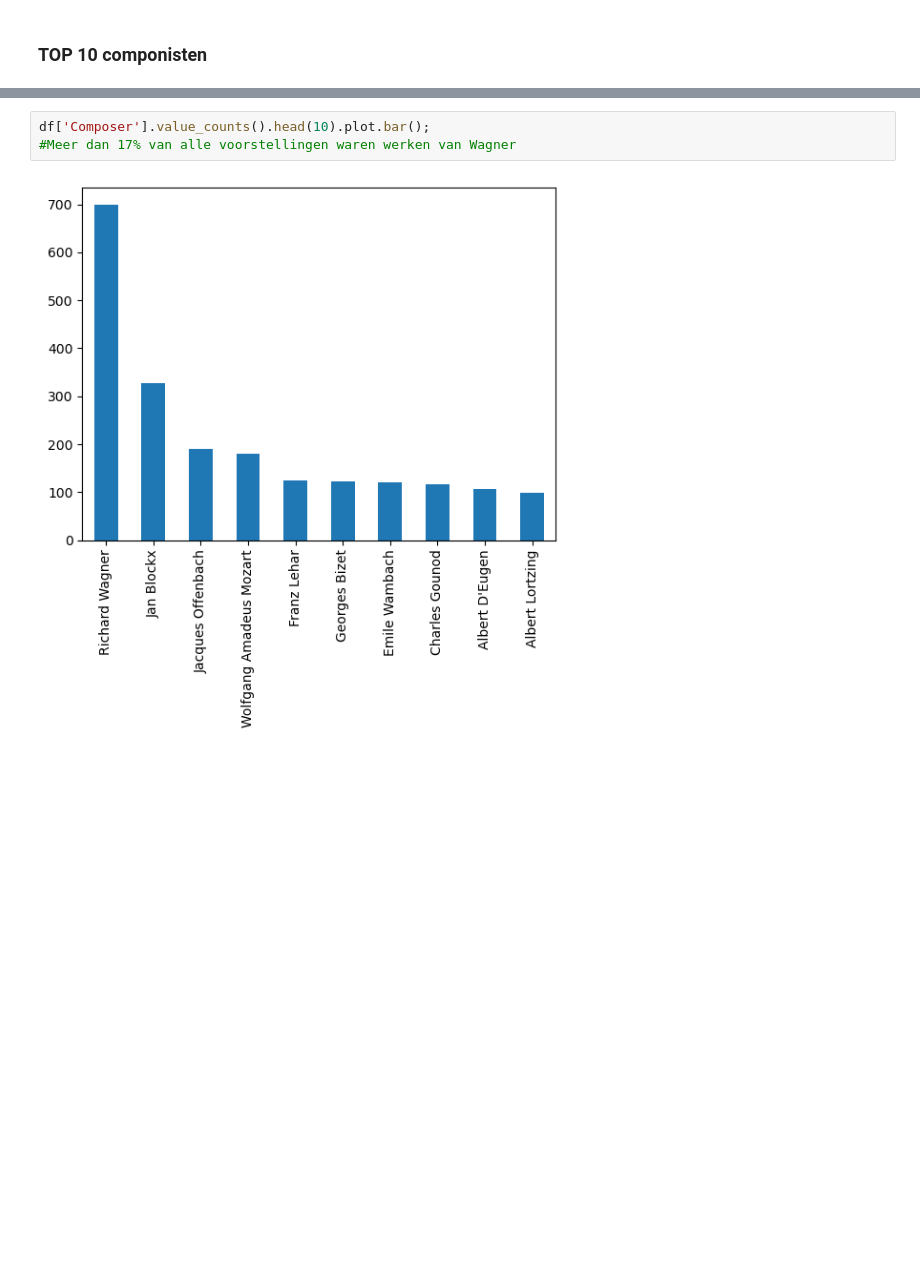
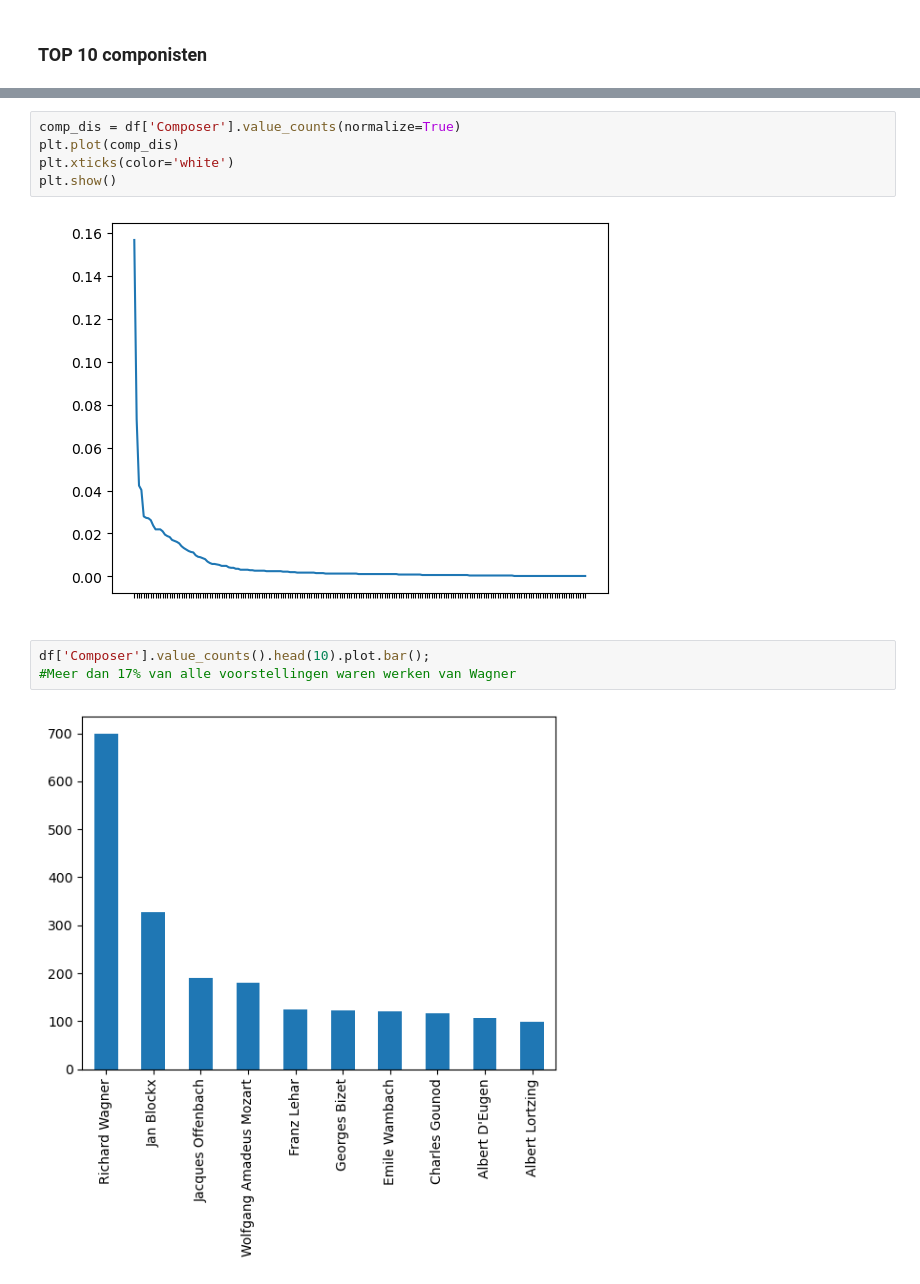
Before and after one commit to MonaDT/OPERA, a Jupyter notebook: notebooks/Data_exploration.ipynb, the cells around one changed output, grey strips where cells are left out. Saved outputs shown, nothing was run; the diff lists cells and outputs as text; blank space fills up the shorter version.

```diff
--- a/notebooks/Data_exploration.ipynb
+++ b/notebooks/Data_exploration.ipynb
@@ -58,3 +79,10 @@ df['Original title'].value_counts().head(10).plot(kind='bar')
+# %%
+comp_dis = df['Composer'].value_counts(normalize=True)
+plt.plot(comp_dis)
+plt.xticks(color='white')
+plt.show()
+# %% [output]
+[figure, added]
 # %%
 df['Composer'].value_counts().head(10).plot.bar();
 #Meer dan 17% van alle voorstellingen waren werken van Wagner
```
Also changed, not shown: parts of 27 cells of this notebook, 6 other files.
